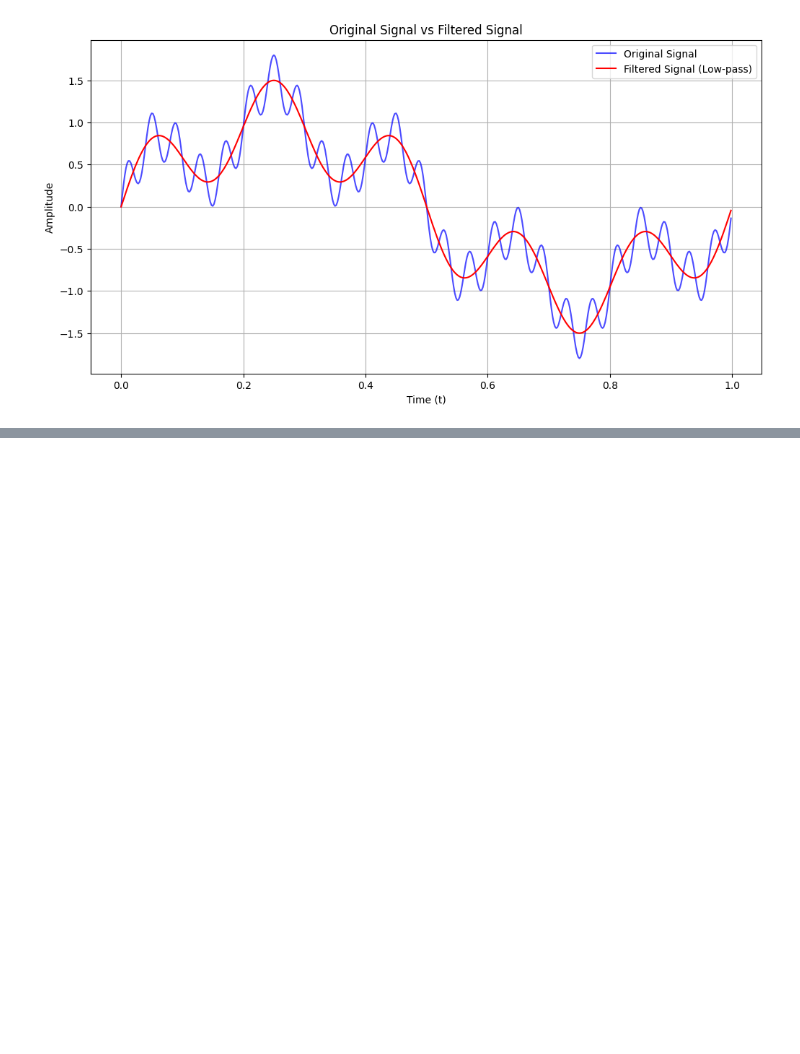
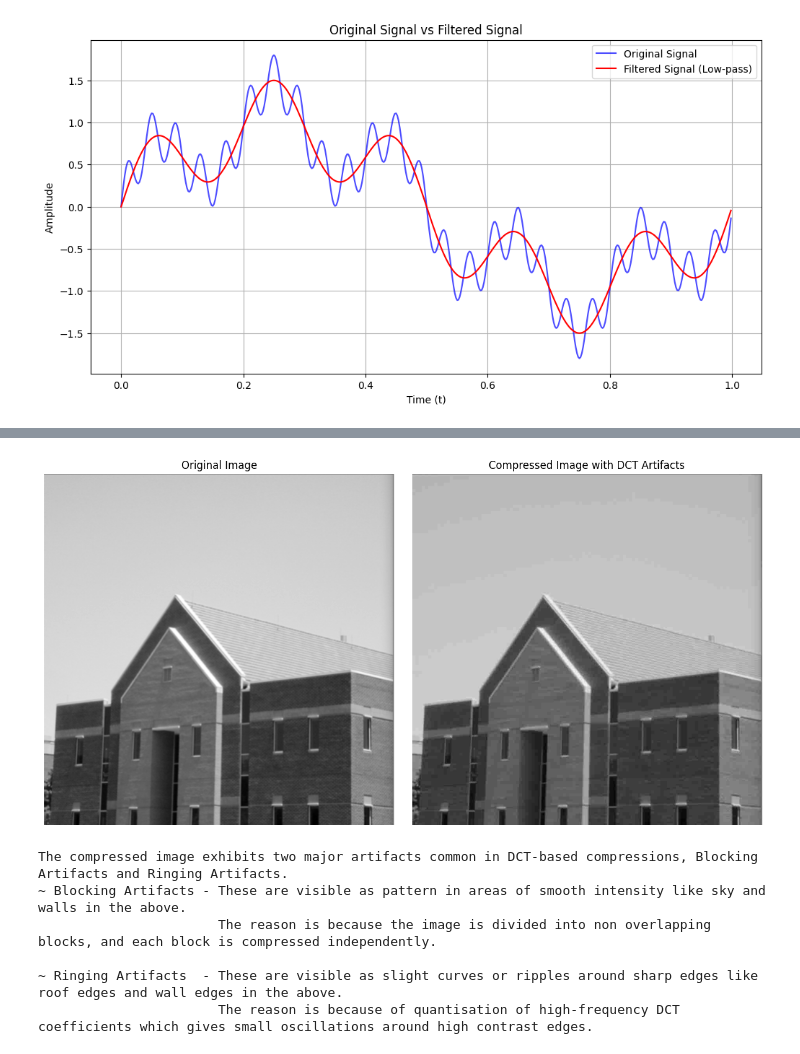
Before and after one commit to TeranS22/CM2607_CW_2409084, a Jupyter notebook: CM2607_2409084.ipynb, the cells around one changed output, grey strips where cells are left out. Saved outputs shown, nothing was run; the diff lists cells and outputs as text; code cells hidden in the pictures; blank space fills up the shorter version.

```diff
--- a/CM2607_2409084.ipynb
+++ b/CM2607_2409084.ipynb
@@ -271,0 +446,55 @@ Real-world applications include:
+# %%
+# (d) Reproduce and explain the common artifacts (ringing and blocking) that occur when an image is compressed using DCT. Provide visual examples of these artifacts.
+
+def blockwise_dct(image, block_size=8, quantization_factor=50):
+    h, w = image.shape
+    dct_img = np.zeros_like(image, dtype=np.float32)
+    idct_img = np.zeros_like(image, dtype=np.float32)
+
+    for i in range(0, h, block_size):
+        for j in range(0, w, block_size):
+            block = np.float32(image[i:i+block_size, j:j+block_size])
+            block_dct = cv2.dct(block)
+
+            block_dct_quantized = np.round(block_dct / quantization_factor) * quantization_factor
+
+            block_idct = cv2.idct(block_dct_quantized)
+
+            dct_img[i:i+block_size, j:j+block_size] = block_dct_quantized
+            idct_img[i:i+block_size, j:j+block_size] = block_idct
+
+    return idct_img
+
+compressed_img = blockwise_dct(image, block_size=8, quantization_factor=50)
+
+fig, axes = plt.subplots(1, 2, figsize=(12, 6))
+
+axes[0].imshow(image, cmap='gray')
+axes[0].set_title("Original Image")
+axes[0].axis('off')
+
+axes[1].imshow(compressed_img, cmap='gray')
+axes[1].set_title("Compressed Image with DCT Artifacts")
+axes[1].axis('off')
+
+plt.tight_layout()
+plt.show()
+
+Explanation = """
+The compressed image exhibits two major artifacts common in DCT-based compressions, Blocking Artifacts and Ringing Artifacts.
+~ Blocking Artifacts - These are visible as pattern in areas of smooth intensity like sky and walls in the above.
+                       The reason is because the image is divided into non overlapping blocks, and each block is compressed independently.
+
+~ Ringing Artifacts  - These are visible as slight curves or ripples around sharp edges like roof edges and wall edges in the above.
+                       The reason is because of quantisation of high-frequency DCT coefficients which gives small oscillations around high contrast edges.
+"""
+
+print(Explanation)
+# %% [output]
+[figure, added]
+The compressed image exhibits two major artifacts common in DCT-based compressions, Blocking Artifacts and Ringing Artifacts.
+~ Blocking Artifacts - These are visible as pattern in areas of smooth intensity like sky and walls in the above.
+                       The reason is because the image is divided into non overlapping blocks, and each block is compressed independently.
+
+~ Ringing Artifacts  - These are visible as slight curves or ripples around sharp edges like roof edges and wall edges in the above.
+                       The reason is because of quantisation of high-frequency DCT coefficients which gives small oscillations around high contrast edges.
```
Also changed, not shown: parts of 18 cells of this notebook, 1 other file.
